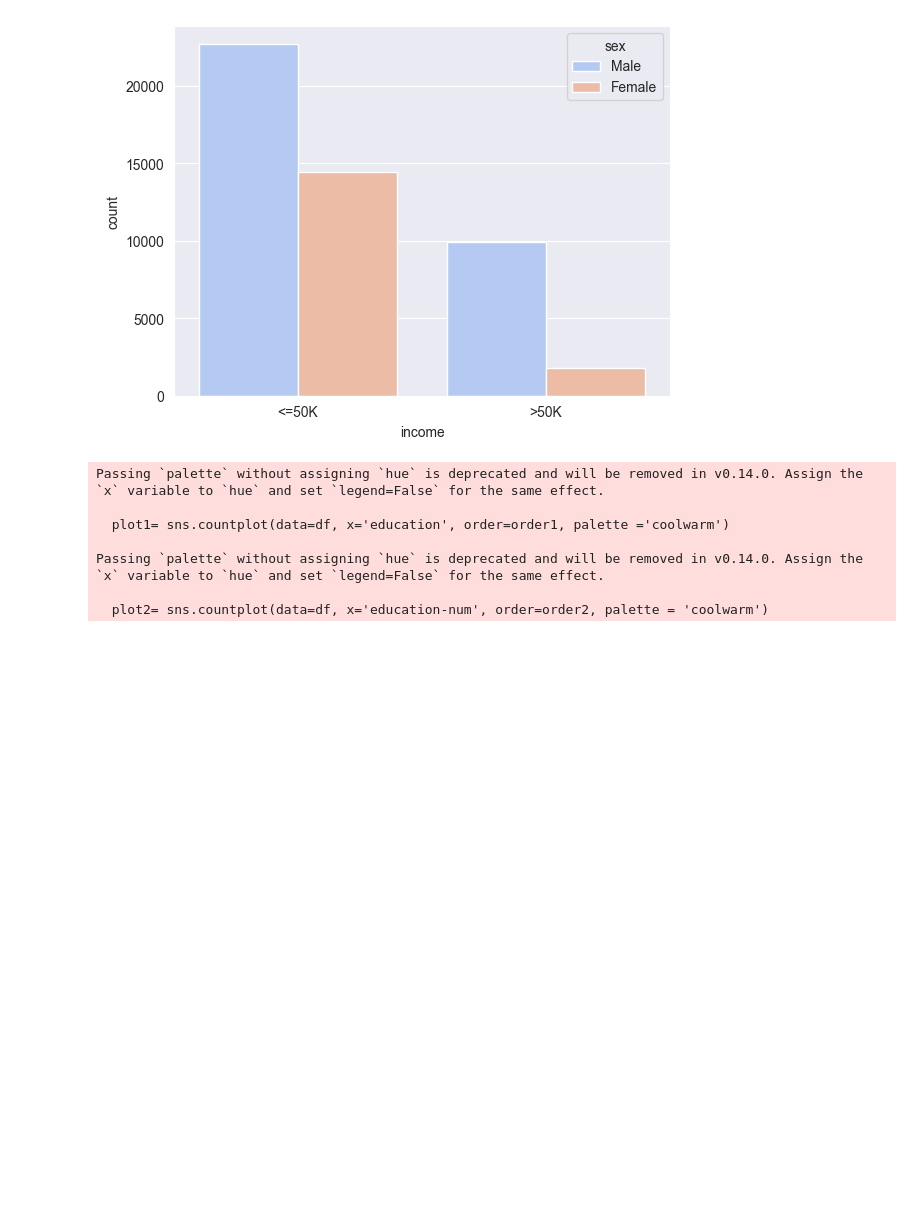
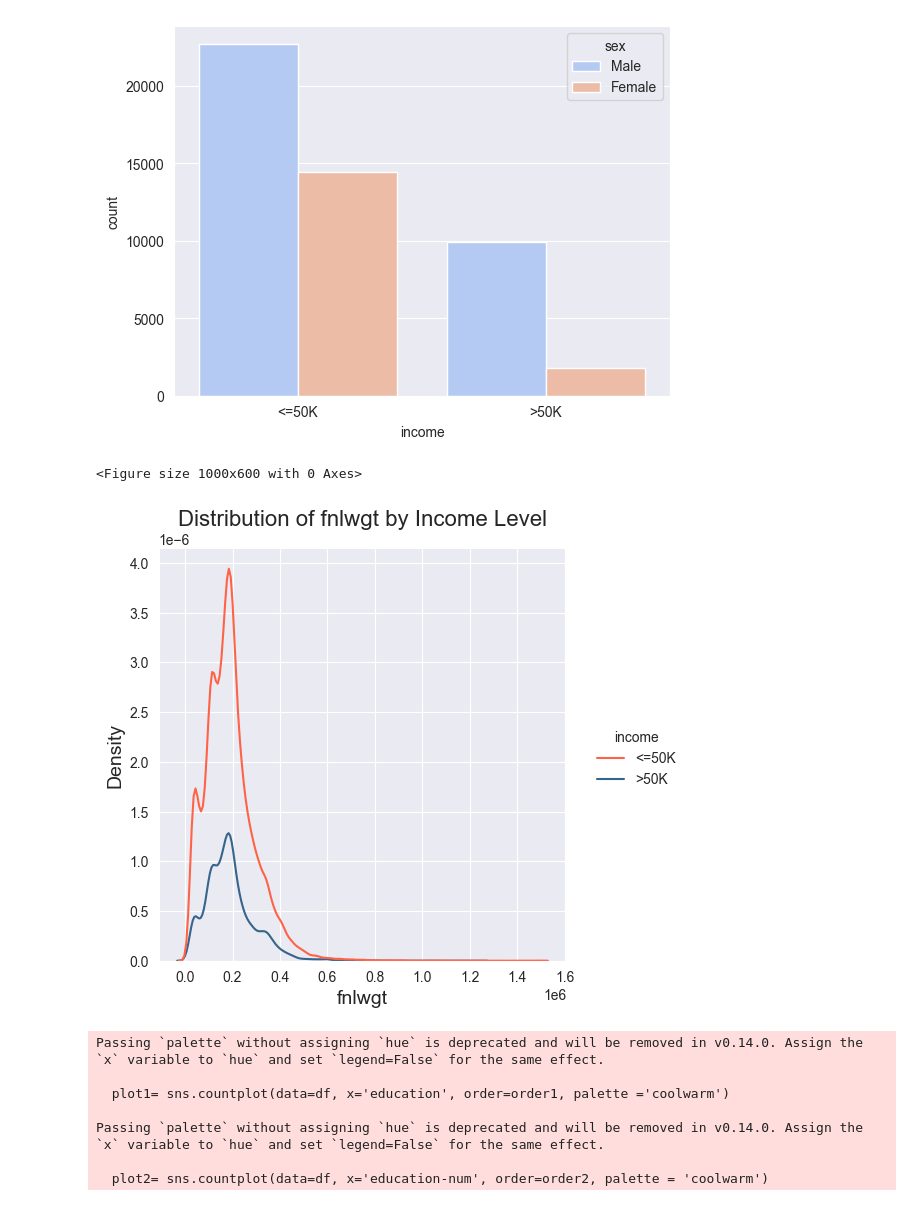
Before and after one commit to peirispraveen/Census_Income_NaiveBayes_RandomForest, a Jupyter notebook: census-income.ipynb, the cells around one changed output. Drawn from its saved outputs; the diff is of its cells as text; code cells hidden in the pictures; blank space fills up the shorter version.

```diff
--- a/census-income.ipynb
+++ b/census-income.ipynb
@@ -184,6 +180,22 @@ sns.countplot(x='income', data=df, hue='sex', palette='coolwarm')
 # %% [output]
 <Axes: xlabel='income', ylabel='count'>
 [figure]
+# %%
+import seaborn as sns
+import matplotlib.pyplot as plt
+
+# Set contrasting color palette
+contrasting_colors = ["#FF6347", "#36648B"]  # Choose your desired colors
+
+plt.figure(figsize=(10, 6))
+sns.displot(x='fnlwgt', data=df, hue='income', kind='kde', palette=contrasting_colors)
+plt.title('Distribution of fnlwgt by Income Level', fontsize=16)
+plt.xlabel('fnlwgt', fontsize=14)
+plt.ylabel('Density', fontsize=14)
+plt.show()
+# %% [output]
+<Figure size 1000x600 with 0 Axes>
+[figure, added]
 # %%
 Education_data=df['education'].value_counts()
 order1= list(Education_data.index)
```
Also changed, not shown: parts of 9 cells of this notebook.
